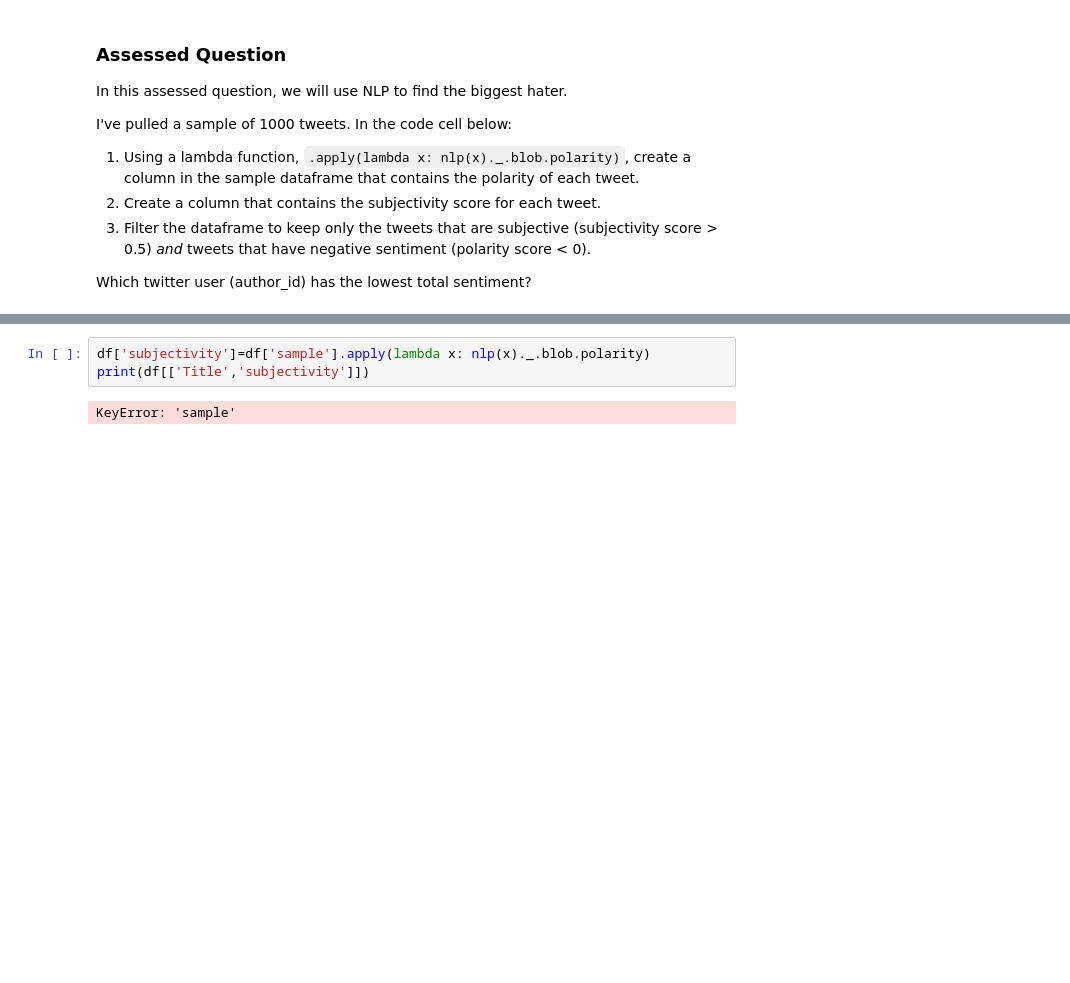
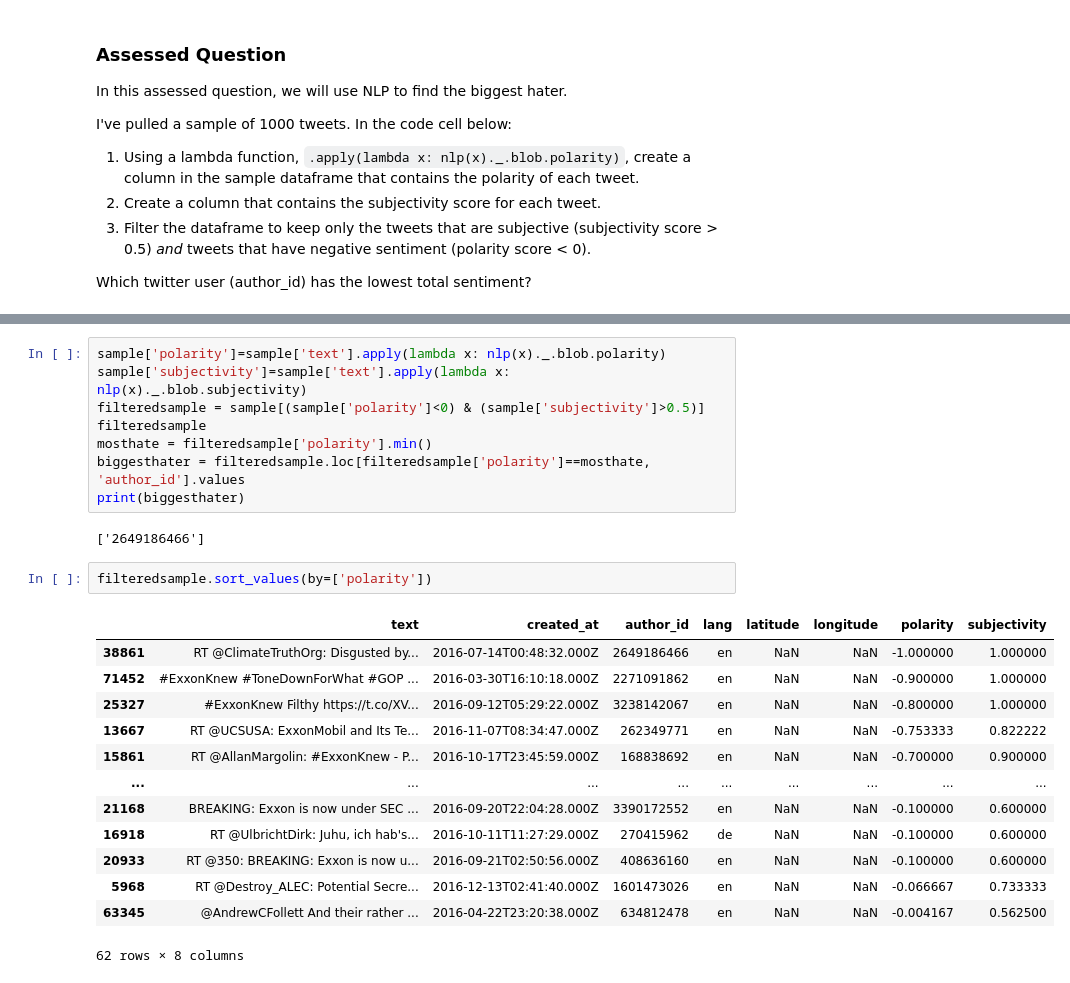
Before and after one commit to alicecaiger/QM2, a Jupyter notebook: W7_Natural_Language_Processing_Student_Version.ipynb, the cells around one changed output, grey strips where cells are left out. Saved outputs shown, nothing was run; the diff lists cells and outputs as text; blank space fills up the shorter version.

```diff
--- a/W7_Natural_Language_Processing_Student_Version.ipynb
+++ b/W7_Natural_Language_Processing_Student_Version.ipynb
@@ -635,5 +661,26 @@ display(call)
-# %%
-df['subjectivity']=df['sample'].apply(lambda x: nlp(x)._.blob.polarity)
-print(df[['Title','subjectivity']])
-# %% [output]
-KeyError: 'sample'
+# %%
+sample['polarity']=sample['text'].apply(lambda x: nlp(x)._.blob.polarity)
+sample['subjectivity']=sample['text'].apply(lambda x: nlp(x)._.blob.subjectivity)
+filteredsample = sample[(sample['polarity']<0) & (sample['subjectivity']>0.5)]
+filteredsample
+mosthate = filteredsample['polarity'].min()
+biggesthater = filteredsample.loc[filteredsample['polarity']==mosthate, 'author_id'].values
+print(biggesthater)
+# %% [output]
+['2649186466']
+# %%
+filteredsample.sort_values(by=['polarity'])
+# %% [output]
+|  | text | created_at | author_id | lang | latitude | longitude | polarity | subjectivity |
+| 38861 | RT @ClimateTruthOrg: Disgusted by... | 2016-07-14T00:48:32.000Z | 2649186466 | en | NaN | NaN | -1.000000 | 1.000000 |
+| 71452 | #ExxonKnew #ToneDownForWhat #GOP ... | 2016-03-30T16:10:18.000Z | 2271091862 | en | NaN | NaN | -0.900000 | 1.000000 |
+| 25327 | #ExxonKnew Filthy https://t.co/XV... | 2016-09-12T05:29:22.000Z | 3238142067 | en | NaN | NaN | -0.800000 | 1.000000 |
+| 13667 | RT @UCSUSA: ExxonMobil and Its Te... | 2016-11-07T08:34:47.000Z | 262349771 | en | NaN | NaN | -0.753333 | 0.822222 |
+| 15861 | RT @AllanMargolin: #ExxonKnew - P... | 2016-10-17T23:45:59.000Z | 168838692 | en | NaN | NaN | -0.700000 | 0.900000 |
+| ... | ... | ... | ... | ... | ... | ... | ... | ... |
+| 21168 | BREAKING: Exxon is now under SEC ... | 2016-09-20T22:04:28.000Z | 3390172552 | en | NaN | NaN | -0.100000 | 0.600000 |
+| 16918 | RT @UlbrichtDirk: Juhu, ich hab's... | 2016-10-11T11:27:29.000Z | 270415962 | de | NaN | NaN | -0.100000 | 0.600000 |
+| 20933 | RT @350: BREAKING: Exxon is now u... | 2016-09-21T02:50:56.000Z | 408636160 | en | NaN | NaN | -0.100000 | 0.600000 |
+| 5968 | RT @Destroy_ALEC: Potential Secre... | 2016-12-13T02:41:40.000Z | 1601473026 | en | NaN | NaN | -0.066667 | 0.733333 |
+| 63345 | @AndrewCFollett And their rather ... | 2016-04-22T23:20:38.000Z | 634812478 | en | NaN | NaN | -0.004167 | 0.562500 |
+62 rows × 8 columns
```
Also changed, not shown: parts of 5 cells of this notebook.
